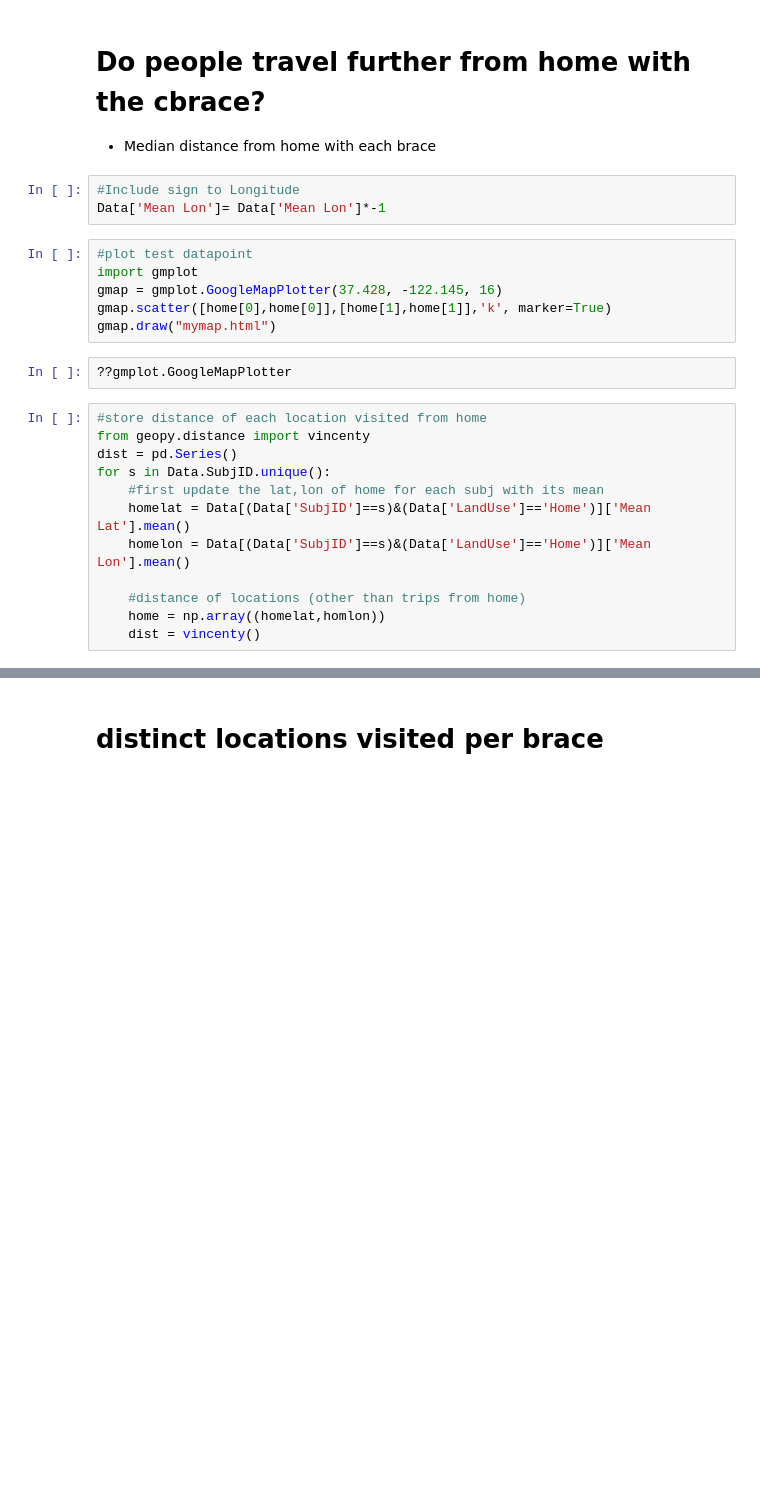
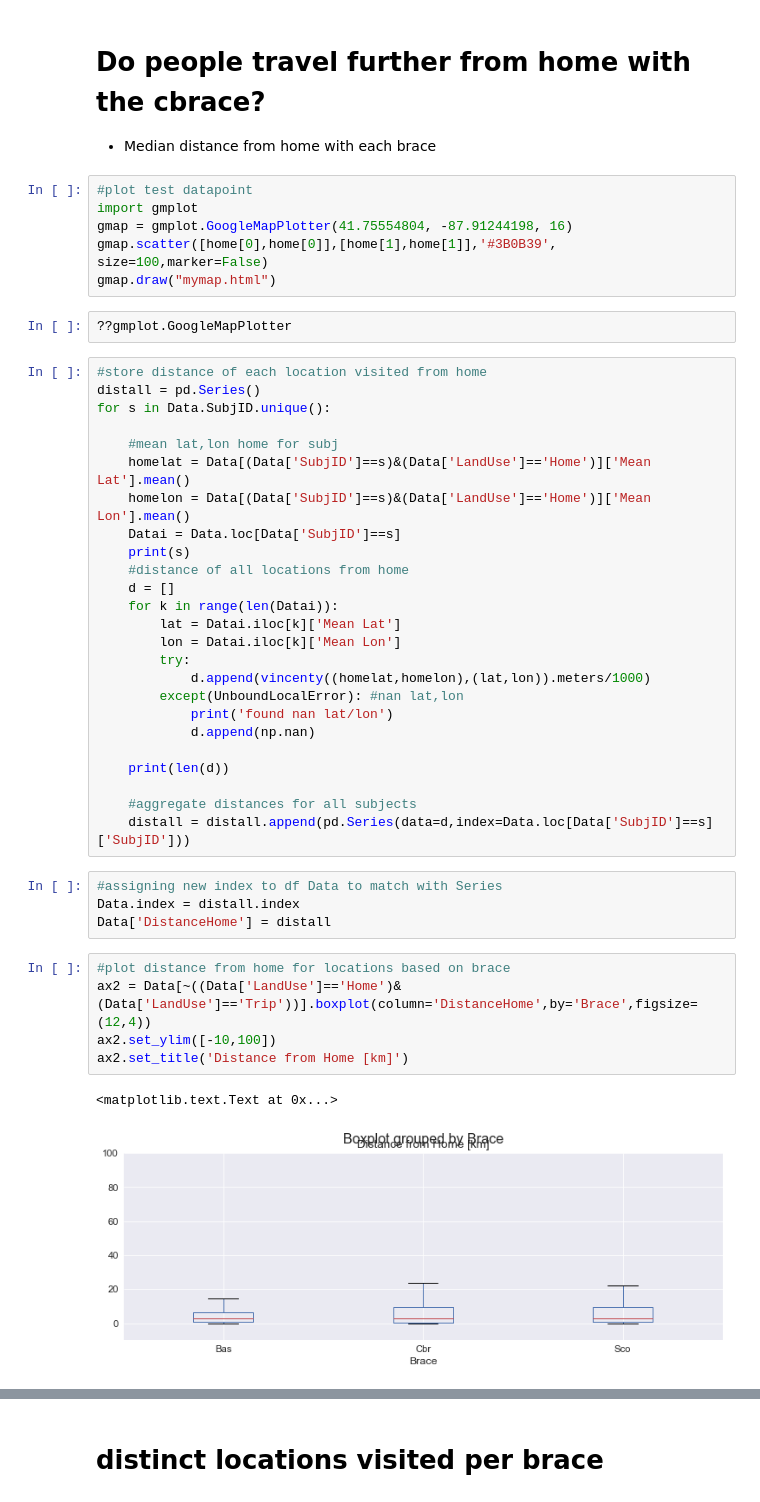
Before and after one commit to Luke3D/CbrAnalysis, a Jupyter notebook: GPS_AnalysisUIC.ipynb, the cells around one changed output, grey strips where cells are left out. Saved outputs shown, nothing was run; the diff lists cells and outputs as text; blank space fills up the shorter version.

Commit message:
started GPS-based distance analysis

```diff
--- a/GPS_AnalysisUIC.ipynb
+++ b/GPS_AnalysisUIC.ipynb
@@ -331,26 +345,48 @@ for a in ax:
 # %% [markdown]
 # Do people travel further from home with the cbrace?
 * Median distance from home with each brace
-# %%
-#Include sign to Longitude
-Data['Mean Lon']= Data['Mean Lon']*-1
 # %%
 #plot test datapoint
 import gmplot
-gmap = gmplot.GoogleMapPlotter(37.428, -122.145, 16)
-gmap.scatter([home[0],home[0]],[home[1],home[1]],'k', marker=True)
+gmap = gmplot.GoogleMapPlotter(41.75554804, -87.91244198, 16)
+gmap.scatter([home[0],home[0]],[home[1],home[1]],'#3B0B39', size=100,marker=False)
 gmap.draw("mymap.html")
 # %%
 ??gmplot.GoogleMapPlotter
 # %%
 #store distance of each location visited from home
-from geopy.distance import vincenty
-dist = pd.Series()
+distall = pd.Series()
 for s in Data.SubjID.unique():
-    #first update the lat,lon of home for each subj with its mean
+
+    #mean lat,lon home for subj
     homelat = Data[(Data['SubjID']==s)&(Data['LandUse']=='Home')]['Mean Lat'].mean()
     homelon = Data[(Data['SubjID']==s)&(Data['LandUse']=='Home')]['Mean Lon'].mean()
+    Datai = Data.loc[Data['SubjID']==s]
+    print(s)
+    #distance of all locations from home
+    d = []
+    for k in range(len(Datai)):
+        lat = Datai.iloc[k]['Mean Lat']
+        lon = Datai.iloc[k]['Mean Lon']
+        try:
+            d.append(vincenty((homelat,homelon),(lat,lon)).meters/1000)
+        except(UnboundLocalError): #nan lat,lon
+            print('found nan lat/lon')
+            d.append(np.nan)
 
-    #distance of locations (other than trips from home)
-    home = np.array((homelat,homlon))
-    dist = vincenty()
+    print(len(d))
+
+    #aggregate distances for all subjects
+    distall = distall.append(pd.Series(data=d,index=Data.loc[Data['SubjID']==s]['SubjID']))
+# %%
+#assigning new index to df Data to match with Series
+Data.index = distall.index
+Data['DistanceHome'] = distall
+# %%
+#plot distance from home for locations based on brace
+ax2 = Data[~((Data['LandUse']=='Home')&(Data['LandUse']=='Trip'))].boxplot(column='DistanceHome',by='Brace',figsize=(12,4))
+ax2.set_ylim([-10,100])
+ax2.set_title('Distance from Home [km]')
+# %% [output]
+<matplotlib.text.Text at 0x...>
+[figure, added]
```
Also changed, not shown: parts of 18 cells of this notebook.
